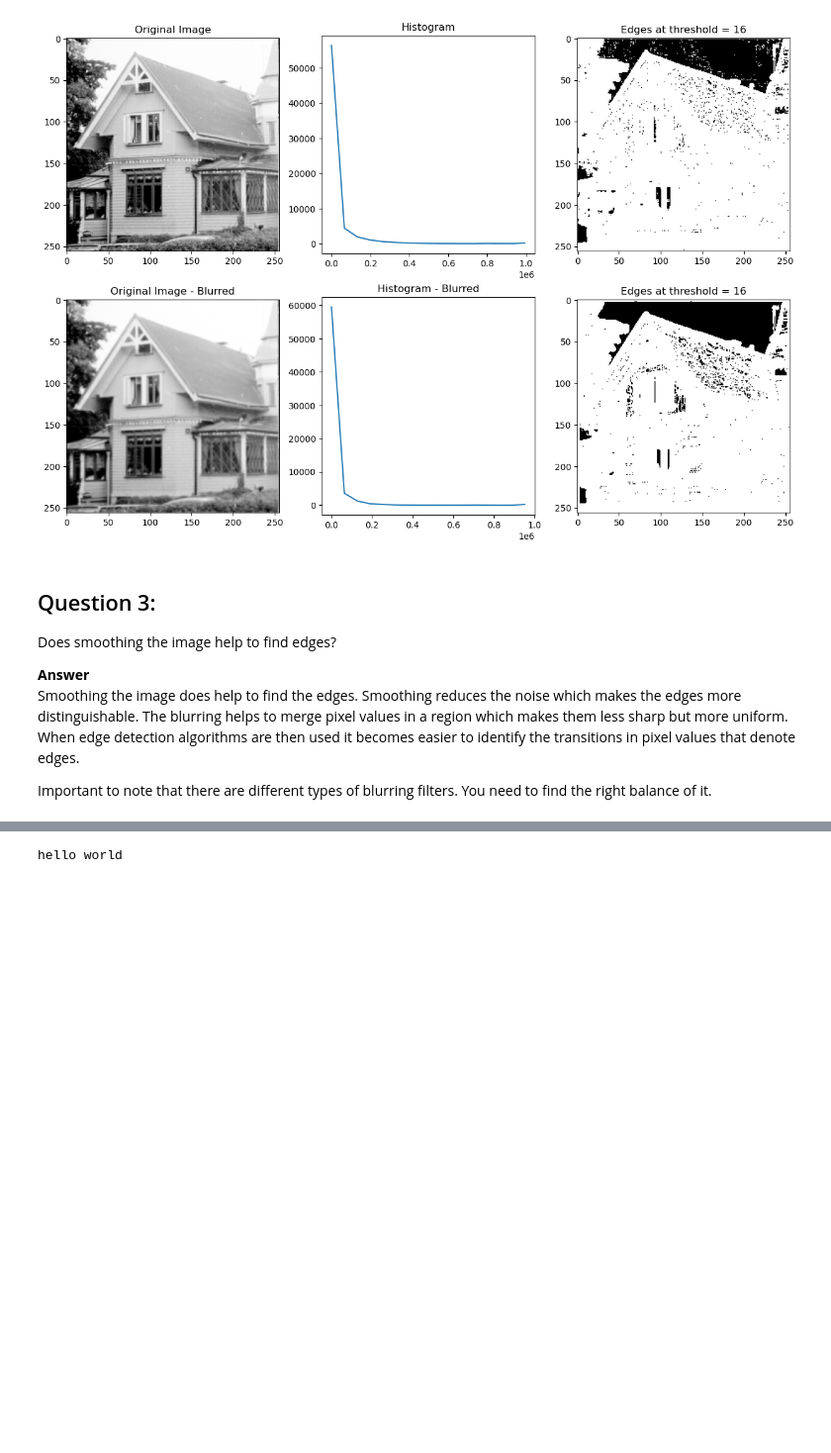
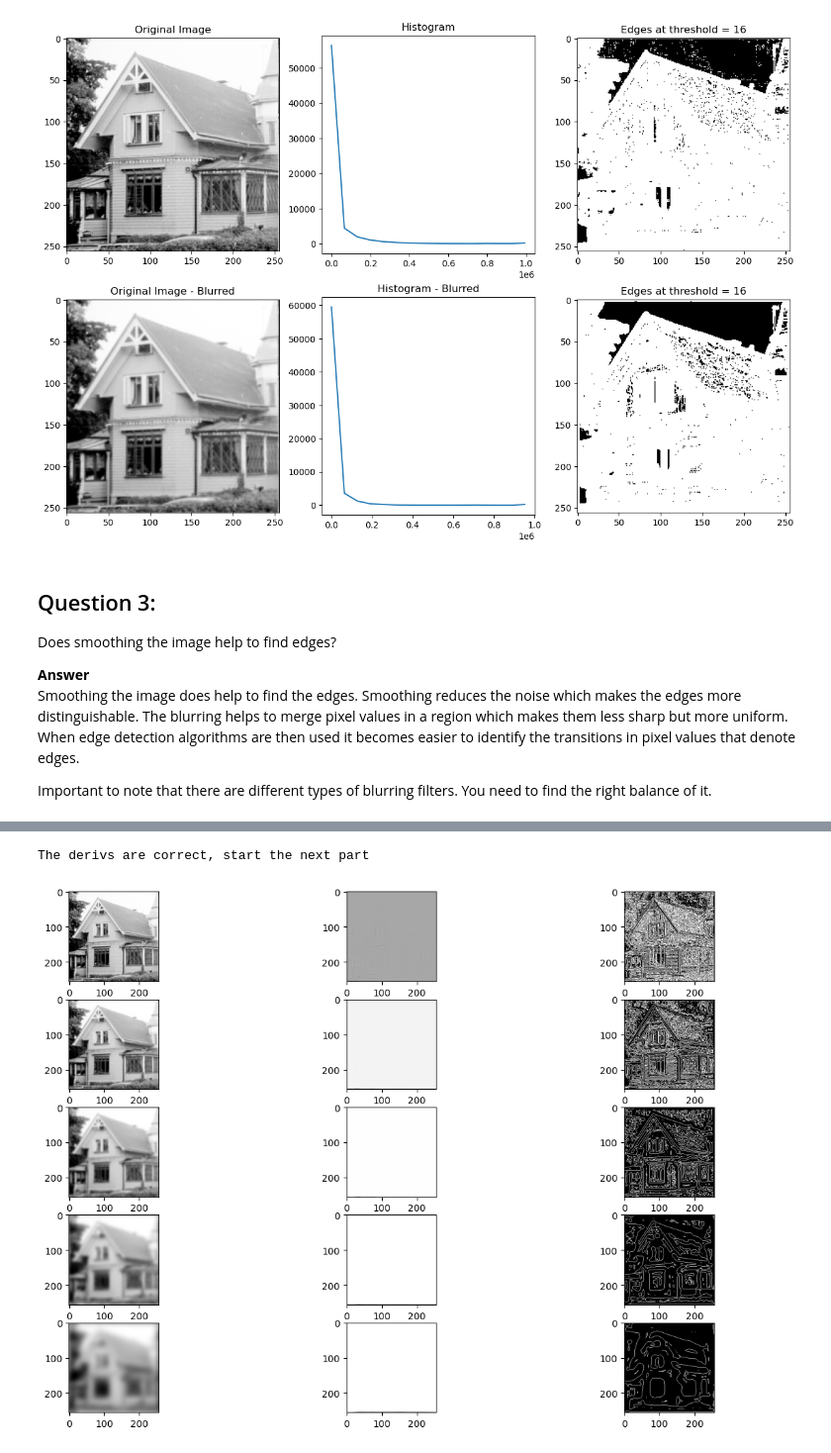
Before and after one commit to RakinAli/Computer-Vision-course, a Jupyter notebook: Labs/Lab 2/Rakin/main.ipynb, the cells around one changed output, grey strips where cells are left out. Shown at 99% size. Saved outputs shown, nothing was run; the diff lists cells and outputs as text; code cells hidden in the pictures; blank space fills up the shorter version.

```diff
--- a/Labs/Lab 2/Rakin/main.ipynb
+++ b/Labs/Lab 2/Rakin/main.ipynb
@@ -236,7 +295,5 @@ Below is the code:
 # %%
 # First order derivative
-from tabnanny import check
-
 
 dx_filter = np.array(
     [
@@ -280,32 +337,51 @@ def q4_gradient_checker():
     # Analytical derivatives
     analytical_xxx = np.full(deriv_xxx.shape, 6)
     analytical_xx = np.full(deriv_xx.shape, 2)
     analytical_xxy = np.full(deriv_xxy.shape, 2)
     analytical_x = np.full(deriv_xxx.shape, 0)
     analytical_y_with_x = np.full(deriv_y_with_x.shape, 0)
 
     # Check if it derivates correct
     check_1 = np.allclose(deriv_xxx, analytical_xxx)
     check_2 = np.allclose(deriv_xx, analytical_xx)
     check_3 = np.allclose(deriv_xxy, analytical_xxy)
     check_4 = np.allclose(deriv_higher, analytical_x)
     check_5 = np.allclose(deriv_y_with_x, analytical_y_with_x)
 
     if (check_1 | check_2 | check_3 | check_4 | check_5) == False:
         return False
     else:
         return True
 
 
 def q4():
     check_derivs = q4_gradient_checker()
     if not check_derivs:
         print("The derivatives are not correct")
-    print("The derivs are correct")
+    print("The derivs are correct, start the next part")
 
+    # Load the image
+    house_image = np.load("Images-npy/godthem256.npy")
+    scale_values = [0.0001, 1.0, 4.0, 16.0, 64.0]
 
+    # Create 5 x 3 subplots
+    fig, ax = plt.subplots(5, 3, figsize=(15, 10))
 
+    for scale in scale_values:
+        house_image_blurr = discgaussfft(house_image, scale)
+        lv_tilde = Lvvtilde(house_image_blurr, "same")
+        contours = contour(lv_tilde)
+
+        # Plot the blurred image
+        ax[scale_values.index(scale), 0].imshow(house_image_blurr, cmap="gray")
+
+        # Second column - LVV_tilde
+        ax[scale_values.index(scale), 1].imshow(lv_tilde, cmap="gray")
+
+        # Third column - Contours
+        ax[scale_values.index(scale), 2].imshow(contours, cmap="gray")
 
 q4()
 # %% [output]
-hello world
+The derivs are correct, start the next part
+[figure, added]
```
Also changed, not shown: parts of 7 cells of this notebook, 1 other file.
